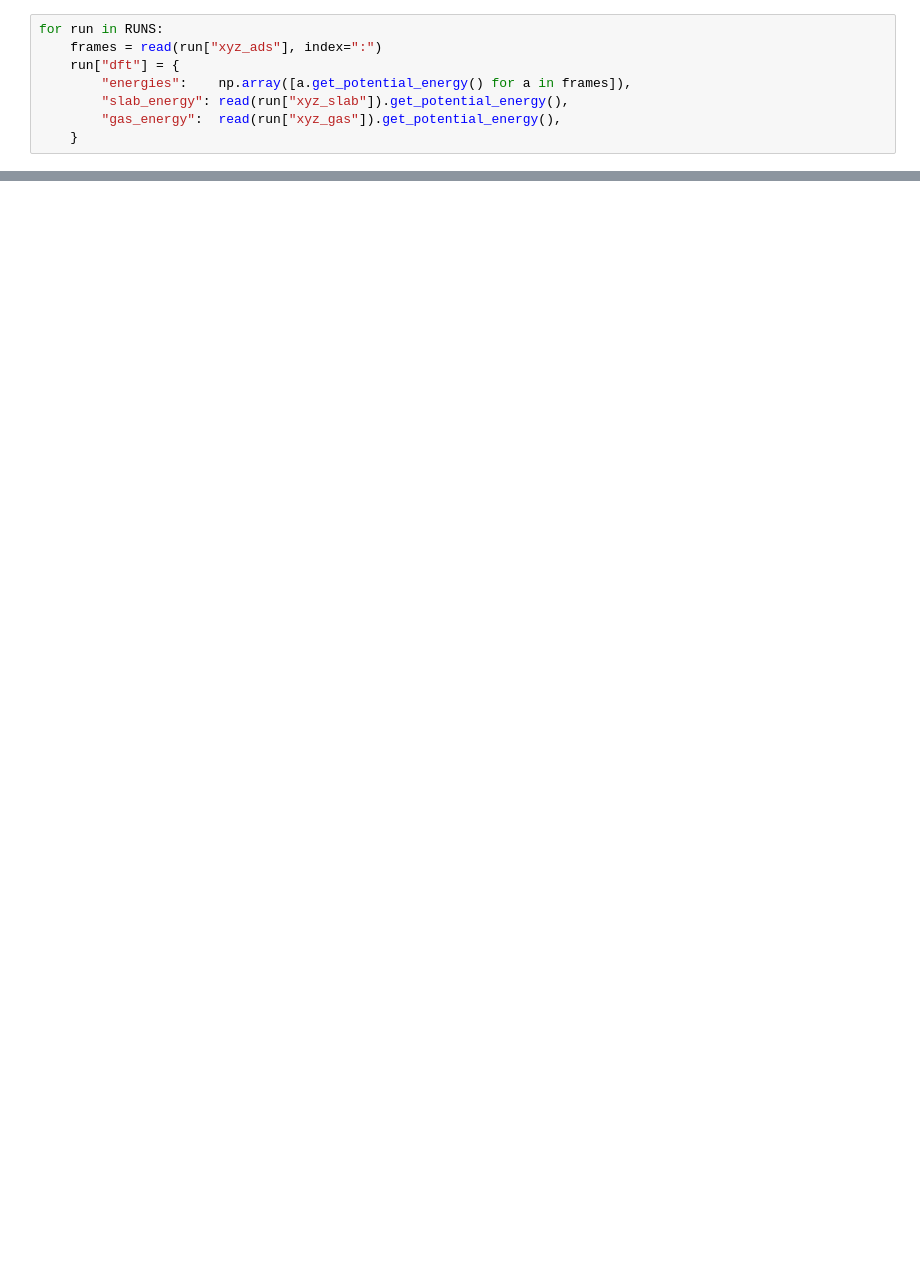
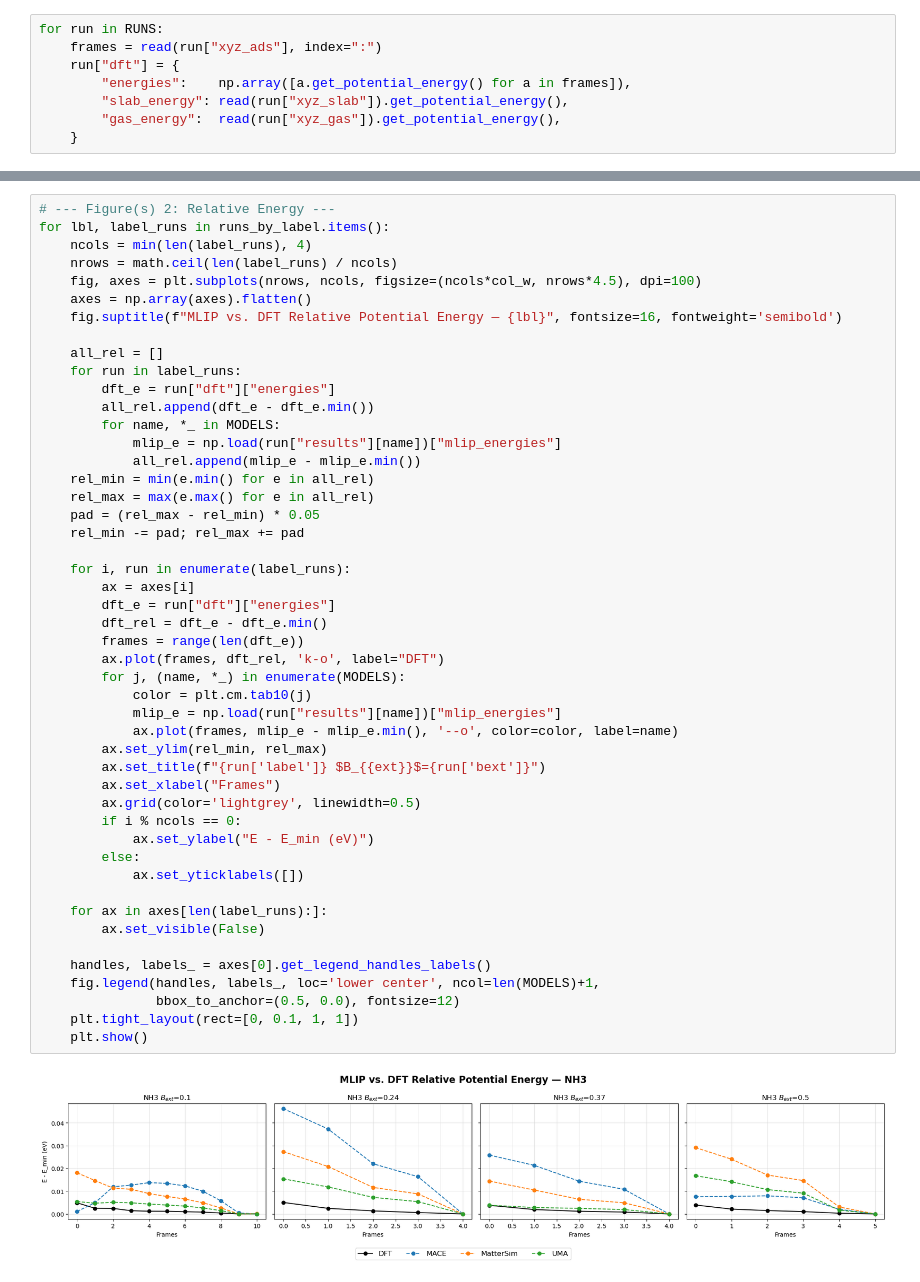
Before and after one commit to zbschwab/ml-catalysis-research, a Jupyter notebook: dft-mlips-comparison-pipline.ipynb, the cells around one changed output, grey strips where cells are left out. Drawn from its saved outputs; the diff is of its cells as text; blank space fills up the shorter version.

```diff
--- a/dft-mlips-comparison-pipline.ipynb
+++ b/dft-mlips-comparison-pipline.ipynb
@@ -238,0 +189,50 @@ plt.show()
+# %%
+# --- Figure(s) 2: Relative Energy ---
+for lbl, label_runs in runs_by_label.items():
+    ncols = min(len(label_runs), 4)
+    nrows = math.ceil(len(label_runs) / ncols)
+    fig, axes = plt.subplots(nrows, ncols, figsize=(ncols*col_w, nrows*4.5), dpi=100)
+    axes = np.array(axes).flatten()
+    fig.suptitle(f"MLIP vs. DFT Relative Potential Energy — {lbl}", fontsize=16, fontweight='semibold')
+
+    all_rel = []
+    for run in label_runs:
+        dft_e = run["dft"]["energies"]
+        all_rel.append(dft_e - dft_e.min())
+        for name, *_ in MODELS:
+            mlip_e = np.load(run["results"][name])["mlip_energies"]
+            all_rel.append(mlip_e - mlip_e.min())
+    rel_min = min(e.min() for e in all_rel)
+    rel_max = max(e.max() for e in all_rel)
+    pad = (rel_max - rel_min) * 0.05
+    rel_min -= pad; rel_max += pad
+
+    for i, run in enumerate(label_runs):
+        ax = axes[i]
+        dft_e = run["dft"]["energies"]
+        dft_rel = dft_e - dft_e.min()
+        frames = range(len(dft_e))
+        ax.plot(frames, dft_rel, 'k-o', label="DFT")
+        for j, (name, *_) in enumerate(MODELS):
+            color = plt.cm.tab10(j)
+            mlip_e = np.load(run["results"][name])["mlip_energies"]
+            ax.plot(frames, mlip_e - mlip_e.min(), '--o', color=color, label=name)
+        ax.set_ylim(rel_min, rel_max)
+        ax.set_title(f"{run['label']} $B_{{ext}}$={run['bext']}")
+        ax.set_xlabel("Frames")
+        ax.grid(color='lightgrey', linewidth=0.5)
+        if i % ncols == 0:
+            ax.set_ylabel("E - E_min (eV)")
+        else:
+            ax.set_yticklabels([])
+
+    for ax in axes[len(label_runs):]:
+        ax.set_visible(False)
+
+    handles, labels_ = axes[0].get_legend_handles_labels()
+    fig.legend(handles, labels_, loc='lower center', ncol=len(MODELS)+1,
+               bbox_to_anchor=(0.5, 0.0), fontsize=12)
+    plt.tight_layout(rect=[0, 0.1, 1, 1])
+    plt.show()
+# %% [output]
+[figure, added]
```
Also changed, not shown: parts of 6 cells of this notebook.
